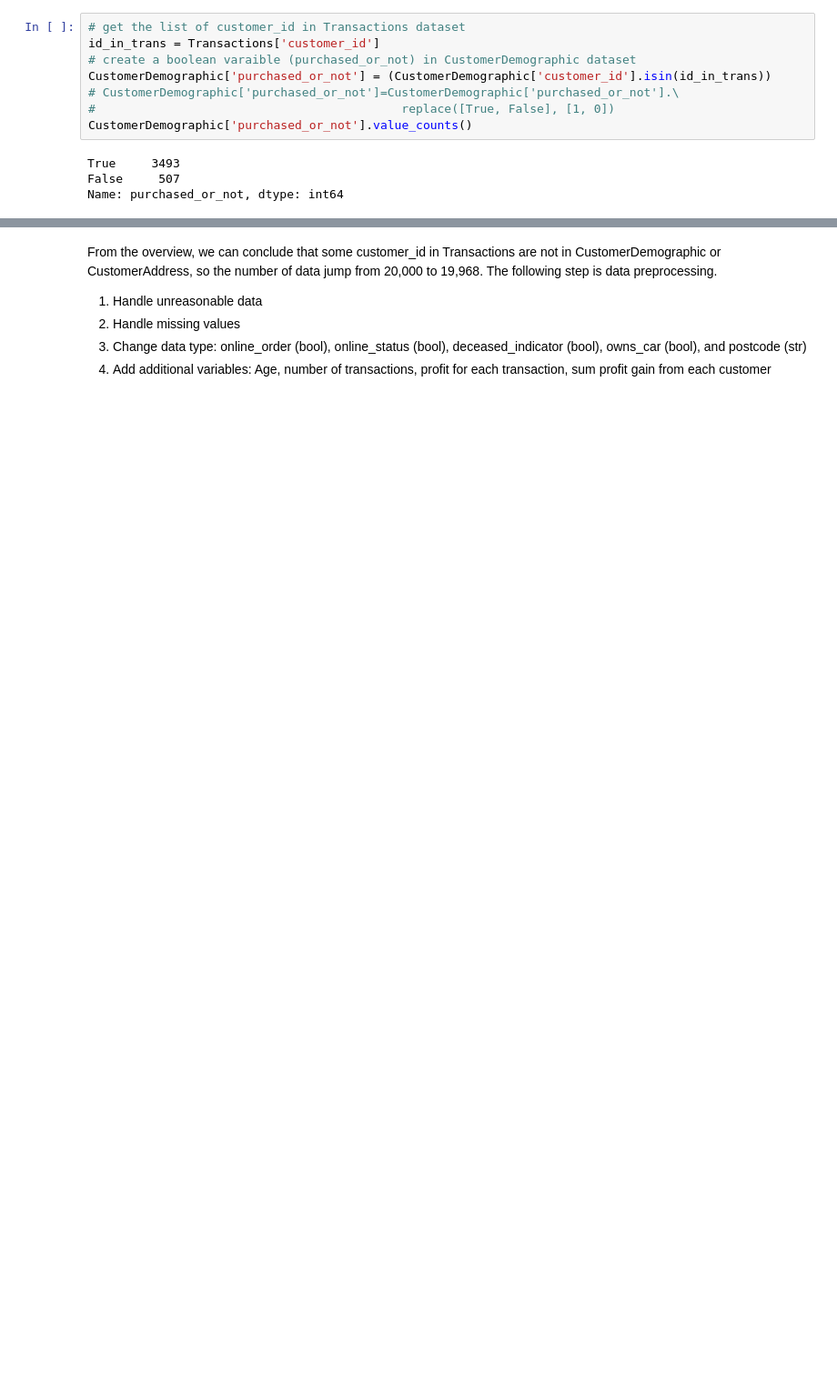
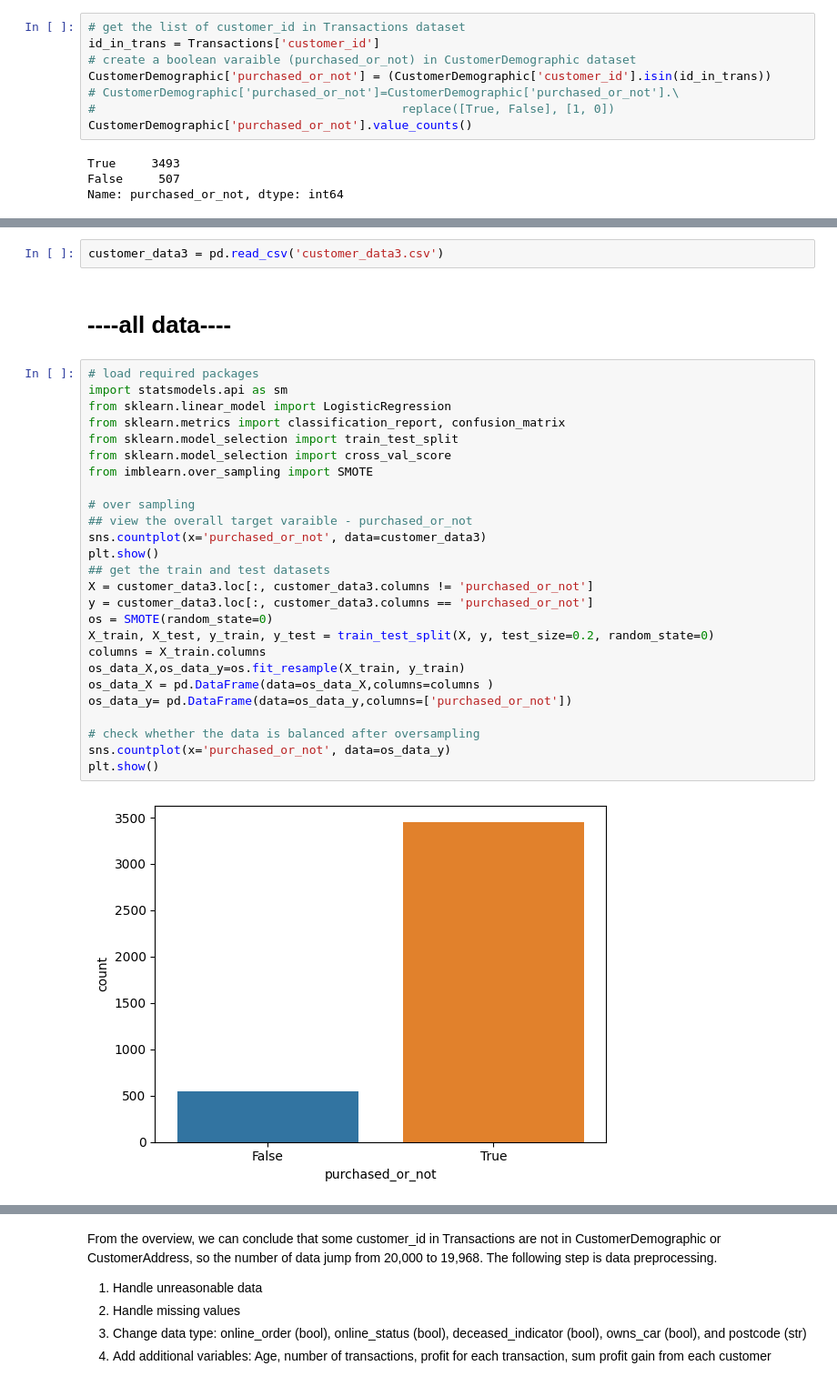
Before and after one commit to peiyulin0520/KPMG-virtual-intern-tasks, a Jupyter notebook: Task2.ipynb, the cells around one changed output, grey strips where cells are left out. Shown at 91% size. Drawn from its saved outputs; the diff is of its cells as text; blank space fills up the shorter version.

```diff
--- a/Task2.ipynb
+++ b/Task2.ipynb
@@ -326,0 +753,32 @@ all_data = CustomerDemographic1.merge(Transactions, how='left', on='customer_id'
+# %%
+customer_data3 = pd.read_csv('customer_data3.csv')
+# %% [markdown]
+# ----all data----
+# %%
+# load required packages
+import statsmodels.api as sm
+from sklearn.linear_model import LogisticRegression
+from sklearn.metrics import classification_report, confusion_matrix
+from sklearn.model_selection import train_test_split
+from sklearn.model_selection import cross_val_score
+from imblearn.over_sampling import SMOTE
+
+# over sampling
+## view the overall target varaible - purchased_or_not
+sns.countplot(x='purchased_or_not', data=customer_data3)
+plt.show()
+## get the train and test datasets
+X = customer_data3.loc[:, customer_data3.columns != 'purchased_or_not']
+y = customer_data3.loc[:, customer_data3.columns == 'purchased_or_not']
+os = SMOTE(random_state=0)
+X_train, X_test, y_train, y_test = train_test_split(X, y, test_size=0.2, random_state=0)
+columns = X_train.columns
+os_data_X,os_data_y=os.fit_resample(X_train, y_train)
+os_data_X = pd.DataFrame(data=os_data_X,columns=columns )
+os_data_y= pd.DataFrame(data=os_data_y,columns=['purchased_or_not'])
+
+# check whether the data is balanced after oversampling
+sns.countplot(x='purchased_or_not', data=os_data_y)
+plt.show()
+# %% [output]
+[figure, added]
```
Also changed, not shown: parts of 159 cells of this notebook.
